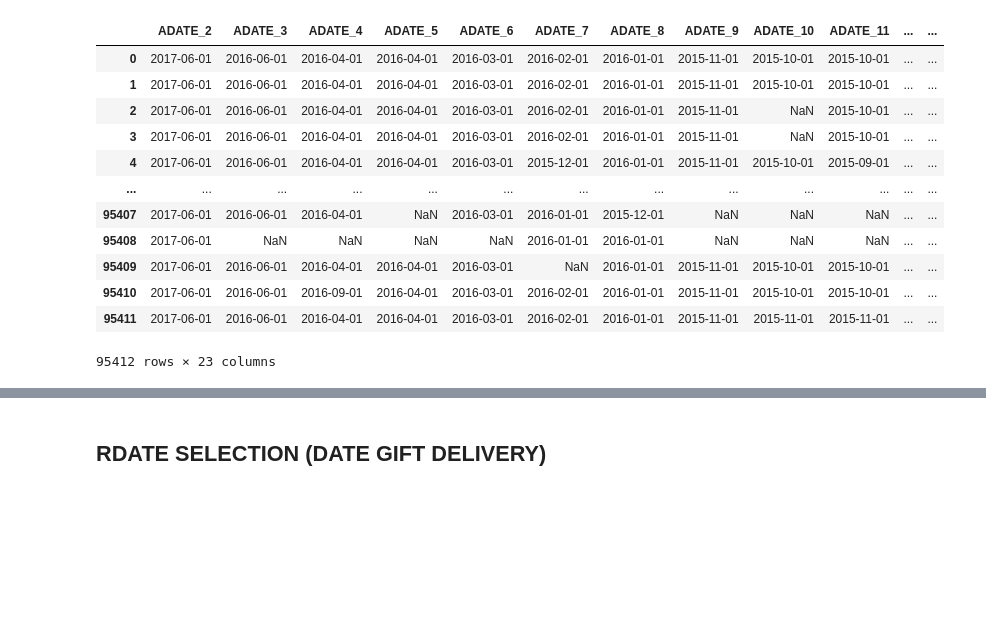
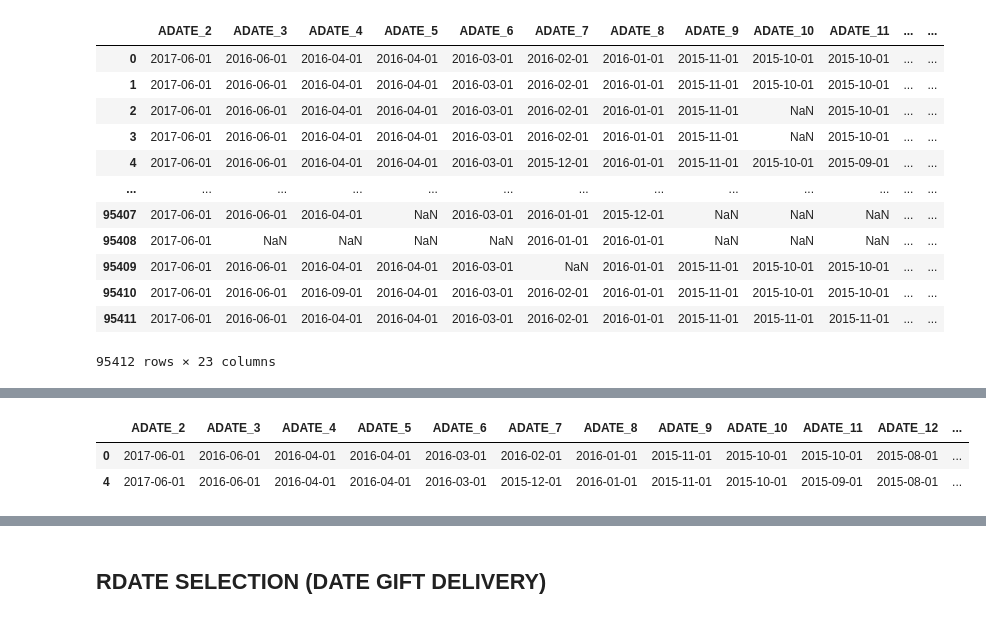
Before and after one commit to FilipeGCoelho/DM, a Jupyter notebook: Notebooks/pva_columns.ipynb, the cells around one changed output, grey strips where cells are left out. Drawn from its saved outputs; the diff is of its cells as text; code cells hidden in the pictures; blank space fills up the shorter version.

```diff
--- a/Notebooks/pva_columns.ipynb
+++ b/Notebooks/pva_columns.ipynb
@@ -54,0 +81,6 @@ df[ADATE_COLS]
+# %%
+df[ADATE_COLS].loc[[0,4]]
+# %% [output]
+|  | ADATE_2 | ADATE_3 | ADATE_4 | ADATE_5 | ADATE_6 | ADATE_7 | ADATE_8 | ADATE_9 | ADATE_10 | ADATE_11 | ADATE_12 | ... |
+| 0 | 2017-06-01 | 2016-06-01 | 2016-04-01 | 2016-04-01 | 2016-03-01 | 2016-02-01 | 2016-01-01 | 2015-11-01 | 2015-10-01 | 2015-10-01 | 2015-08-01 | ... |
+| 4 | 2017-06-01 | 2016-06-01 | 2016-04-01 | 2016-04-01 | 2016-03-01 | 2015-12-01 | 2016-01-01 | 2015-11-01 | 2015-10-01 | 2015-09-01 | 2015-08-01 | ... |
```
Also changed, not shown: parts of 16 cells of this notebook.
